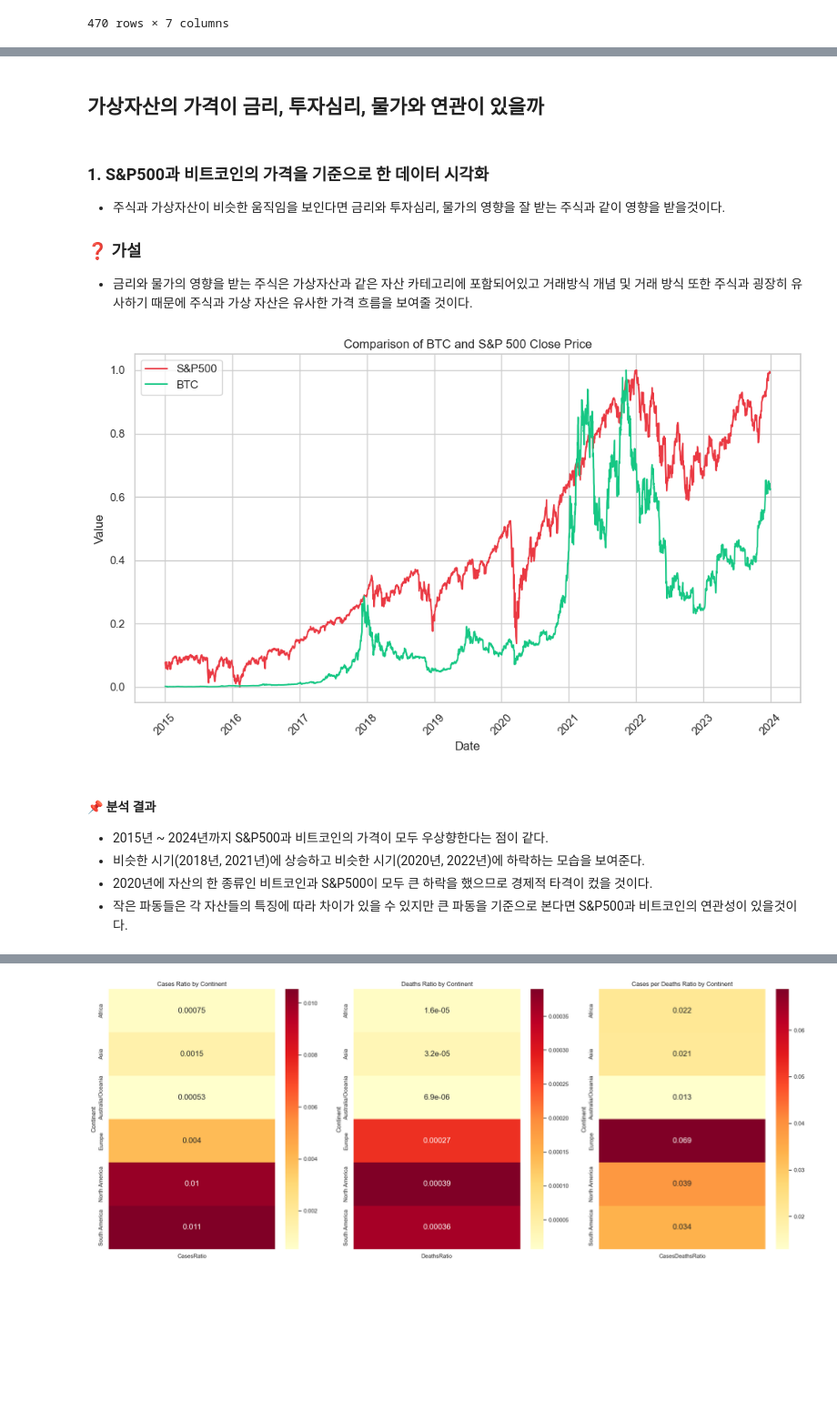
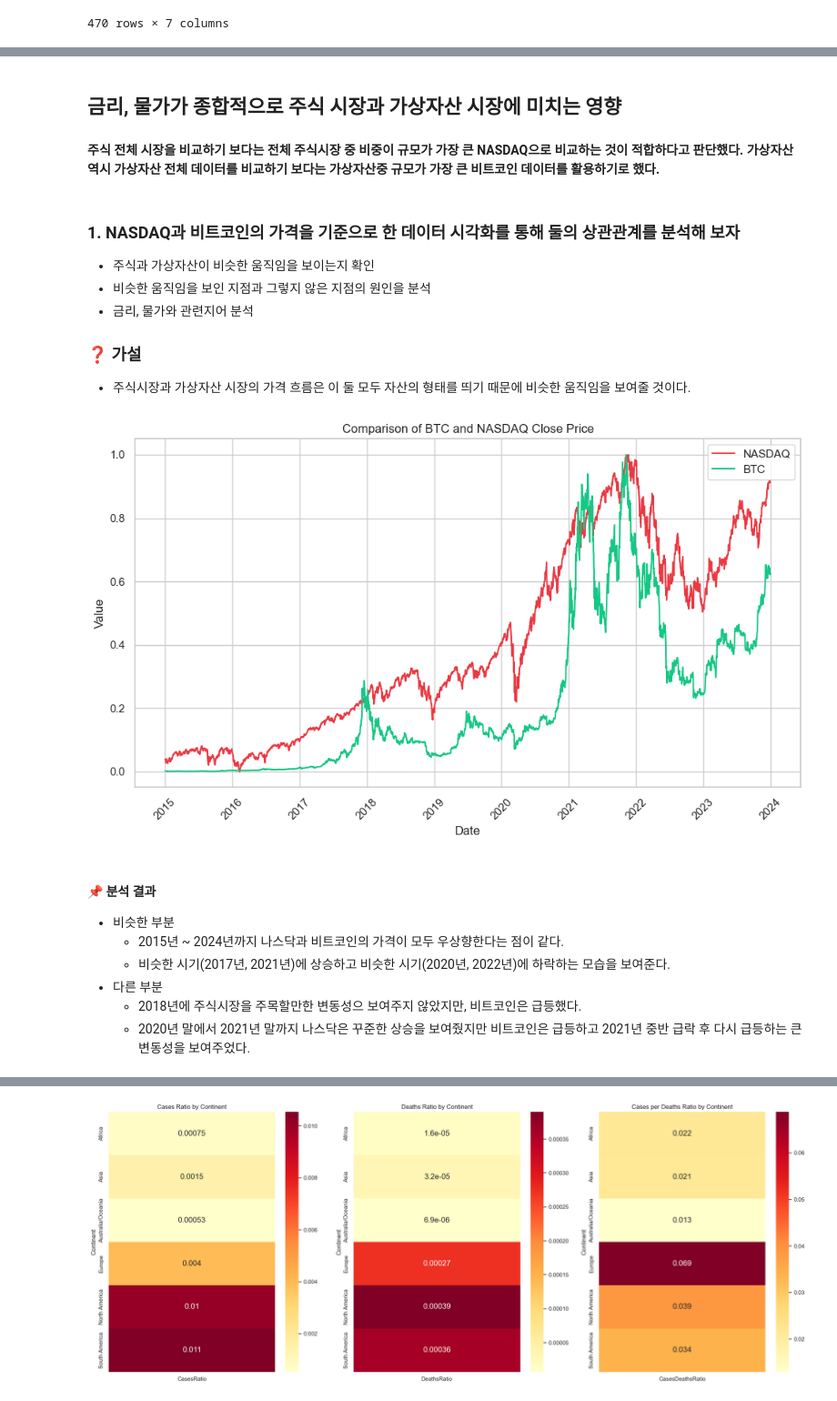
Before and after one commit to baek-si-hyun/kdt_data_analysis, a Jupyter notebook: project/data_project.ipynb, the cells around one changed output, grey strips where cells are left out. Shown at 91% size. Drawn from its saved outputs; the diff is of its cells as text; code cells hidden in the pictures; blank space fills up the shorter version.

```diff
--- a/project/data_project.ipynb
+++ b/project/data_project.ipynb
@@ -29,8 +29,6 @@ from datetime import datetime, timedelta
 
 startdate='2015-01-02'
 enddate='2024-01-01'
-# S&P500 지수
-snp=yf.download('^GSPC', startdate, enddate, auto_adjust=True)
 # 비트코인
 btc=yf.download('BTC-USD', startdate, enddate, auto_adjust=True)
 # 금리
@@ -39,11 +37,11 @@ ir=yf.download('^TNX', startdate, enddate, auto_adjust=True)
 vix=yf.download('^VIX', startdate, enddate, auto_adjust=True)
 # 물가
 cpi = pd.read_csv('./datasets/CPILFESL.csv')
-
+# 나스닥 지수
+nas=yf.download('^IXIC', startdate, enddate, auto_adjust=True)
+# 비트코인 도미넌스
 dominance = pd.read_csv('./datasets/bitcoin-dominance_(Coinmarketcap).csv')
-
-coinmarketcap = pd.read_csv('./datasets/market-cap(Coinmarketcap).csv')
-
+# 전세계 코로나 확진자
 covid = pd.read_csv('./datasets/worldometer_data.csv')
 # %% [output]
 [*********************100%%**********************]  1 of 1 completed
@@ -170,6 +146,6 @@ coinmarketcap_df
 # %%
-snp_df = snp.reset_index()
-display(snp_df)
+nasdaq_df = nas.reset_index()
+display(nasdaq_df)
 btc_df = btc.reset_index()
 display(btc_df)
 ir_df = ir.reset_index()
@@ -178,6 +154,5 @@ vix_df = vix.reset_index()
 display(vix_df)
 display(cpi_df)
 display(dominance_df)
-display(coinmarketcap_df)
 # %% [output]
 |  | Date | Open | High | Low | Close | Volume |
@@ -377,10 +311,9 @@ covid_df
 cpi_df['Date'] = pd.to_datetime(cpi_df['Date'])
 btc_df['Date'] = pd.to_datetime(btc_df['Date'])
 ir_df['Date'] = pd.to_datetime(ir_df['Date'])
-snp_df['Date'] = pd.to_datetime(snp_df['Date'])
+nasdaq_df['Date'] = pd.to_datetime(nasdaq_df['Date'])
 vix_df['Date'] = pd.to_datetime(vix_df['Date'])
 dominance_df['Date'] = pd.to_datetime(dominance_df['Date'])
-coinmarketcap_df['Date'] = pd.to_datetime(coinmarketcap_df['Date'])
 # %%
 from sklearn.preprocessing import MinMaxScaler
 
@@ -396,22 +329,18 @@ ir_scale = MinMaxScaler()
 ir_df[['Open', 'High', 'Low', 'Close', 'Volume']] = ir_scale.fit_transform(ir_df[['Open', 'High', 'Low', 'Close', 'Volume']])
 display(ir_df)
 
-snp_scale = MinMaxScaler()
-snp_df[['Open', 'High', 'Low', 'Close', 'Volume']] = snp_scale.fit_transform(snp_df[['Open', 'High', 'Low', 'Close', 'Volume']])
-display(snp_df)
+nas_scale = MinMaxScaler()
+nasdaq_df[['Open', 'High', 'Low', 'Close', 'Volume']] = nas_scale.fit_transform(nasdaq_df[['Open', 'High', 'Low', 'Close', 'Volume']])
+display(nasdaq_df)
 
 vix_scale = MinMaxScaler()
 vix_df[['Open', 'High', 'Low', 'Close', 'Volume']] = vix_scale.fit_transform(vix_df[['Open', 'High', 'Low', 'Close', 'Volume']])
 vix_df['Close'] = 1 - vix_df['Close']
 display(vix_df)
 
-
+#별도로 사용할 데이터셋은 정규화를 따로 하지 않음
 dominance_df.iloc[:, 1:] = dominance_df.iloc[:, 1:].apply(pd.to_numeric, errors='coerce')
 display(dominance_df)
-coinmarketcap_scale = MinMaxScaler()
-coinmarketcap_df[['Marketcap']] = coinmarketcap_scale.fit_transform(coinmarketcap_df[['Marketcap']])
-coinmarketcap_df.iloc[:, 1:] = coinmarketcap_df.iloc[:, 1:].apply(pd.to_numeric, errors='coerce')
-display(coinmarketcap_df)
 # %% [output]
 |  | Date | Open | High | Low | Close | Volume |
 | 0 | 2015-01-02 | 0.002036 | 0.001518 | 0.002146 | 0.002032 | 0.000000 |
@@ -560,34 +423,41 @@ vix_df
 # %% [markdown]
-## 가상자산의 가격이 금리, 투자심리, 물가와 연관이 있을까
+## 금리, 물가가 종합적으로 주식 시장과 가상자산 시장에 미치는 영향
+# %% [markdown]
+**주식 전체 시장을 비교하기 보다는 전체 주식시장 중 비중이 규모가 가장 큰 NASDAQ으로 비교하는 것이 적합하다고 판단했다.
+가상자산 역시 가상자산 전체 데이터를 비교하기 보다는 가상자산중 규모가 가장 큰 비트코인 데이터를 활용하기로 했다.**
 # %% [markdown]
-### 1. S&P500과 비트코인의 가격을 기준으로 한 데이터 시각화
-- 주식과 가상자산이 비슷한 움직임을 보인다면 금리와 투자심리, 물가의 영향을 잘 받는 주식과 같이 영향을 받을것이다.
+### 1. NASDAQ과 비트코인의 가격을 기준으로 한 데이터 시각화를 통해 둘의 상관관계를 분석해 보자
+- 주식과 가상자산이 비슷한 움직임을 보이는지 확인
+- 비슷한 움직임을 보인 지점과 그렇지 않은 지점의 원인을 분석
+- 금리, 물가와 관련지어 분석
 
 ### ❓ 가설
-- 금리와 물가의 영향을 받는 주식은 가상자산과 같은 자산 카테고리에 포함되어있고 거래방식 개념 및 거래 방식 또한 주식과 굉장히 유사하기 때문에 주식과 가상 자산은 유사한 가격 흐름을 보여줄 것이다.
+- 주식시장과 가상자산 시장의 가격 흐름은 이 둘 모두 자산의 형태를 띄기 때문에 비슷한 움직임을 보여줄 것이다.
 # %%
 import matplotlib.pyplot as plt
 import seaborn as sns
 import warnings
 
 warnings.filterwarnings("ignore")
 plt.figure(figsize=(10, 6))
 sns.set(style='whitegrid', font_scale=1)
-sns.lineplot(x=snp_df['Date'], y=snp_df['Close'], label='S&P500', color='#ea3943')
+sns.lineplot(x=nasdaq_df['Date'], y=nasdaq_df['Close'], label='NASDAQ', color='#ea3943')
 sns.lineplot(x=btc_df['Date'], y=btc_df['Close'], label='BTC', color='#16c784')
 plt.xlabel('Date')
 plt.ylabel('Value')
-plt.title('Comparison of BTC and S&P 500 Close Price')
+plt.title('Comparison of BTC and NASDAQ Close Price')
 plt.xticks(rotation=45)
 plt.legend()
 plt.grid(True)
 plt.tight_layout()
 plt.show()
 # %% [output]
-[figure, old version]
+[figure, new version]
 # %% [markdown]
 #### 📌 분석 결과
-- 2015년 ~ 2024년까지 S&P500과 비트코인의 가격이 모두 우상향한다는 점이 같다.
-- 비슷한 시기(2018년, 2021년)에 상승하고 비슷한 시기(2020년, 2022년)에 하락하는 모습을 보여준다.
-- 2020년에 자산의 한 종류인 비트코인과 S&P500이 모두 큰 하락을 했으므로 경제적 타격이 컸을 것이다.
-- 작은 파동들은 각 자산들의 특징에 따라 차이가 있을 수 있지만 큰 파동을 기준으로 본다면 S&P500과 비트코인의 연관성이 있을것이다.
+  - 비슷한 부분
+    - 2015년 ~ 2024년까지 나스닥과 비트코인의 가격이 모두 우상향한다는 점이 같다.
+    - 비슷한 시기(2017년, 2021년)에 상승하고 비슷한 시기(2020년, 2022년)에 하락하는 모습을 보여준다.
+  - 다른 부분
+    - 2018년에 주식시장을 주목할만한 변동성으 보여주지 않았지만, 비트코인은 급등했다.
+    - 2020년 말에서 2021년 말까지 나스닥은 꾸준한 상승을 보여줬지만 비트코인은 급등하고 2021년 중반 급락 후 다시 급등하는 큰 변동성을 보여주었다.
```
Also changed, not shown: parts of 57 cells of this notebook.
